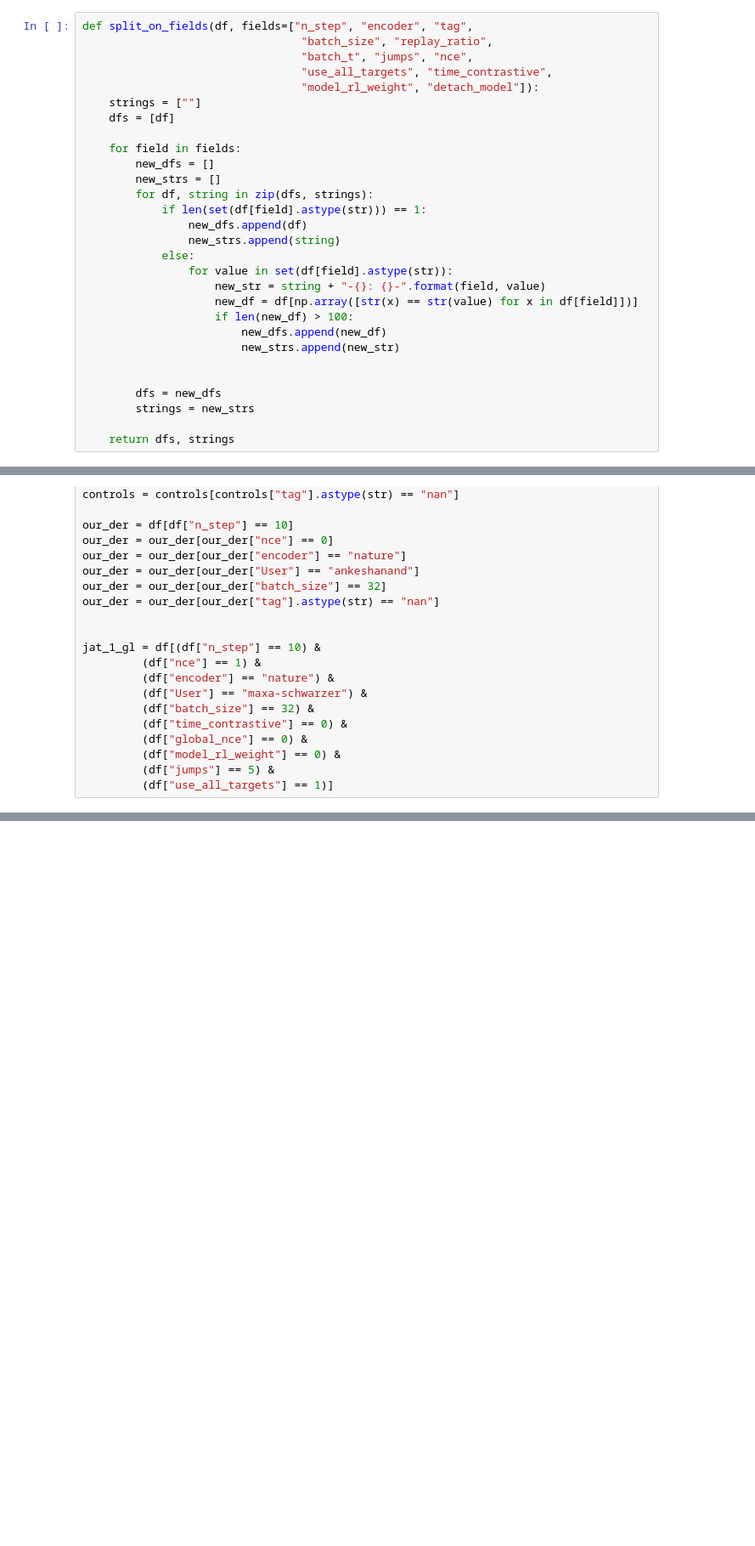
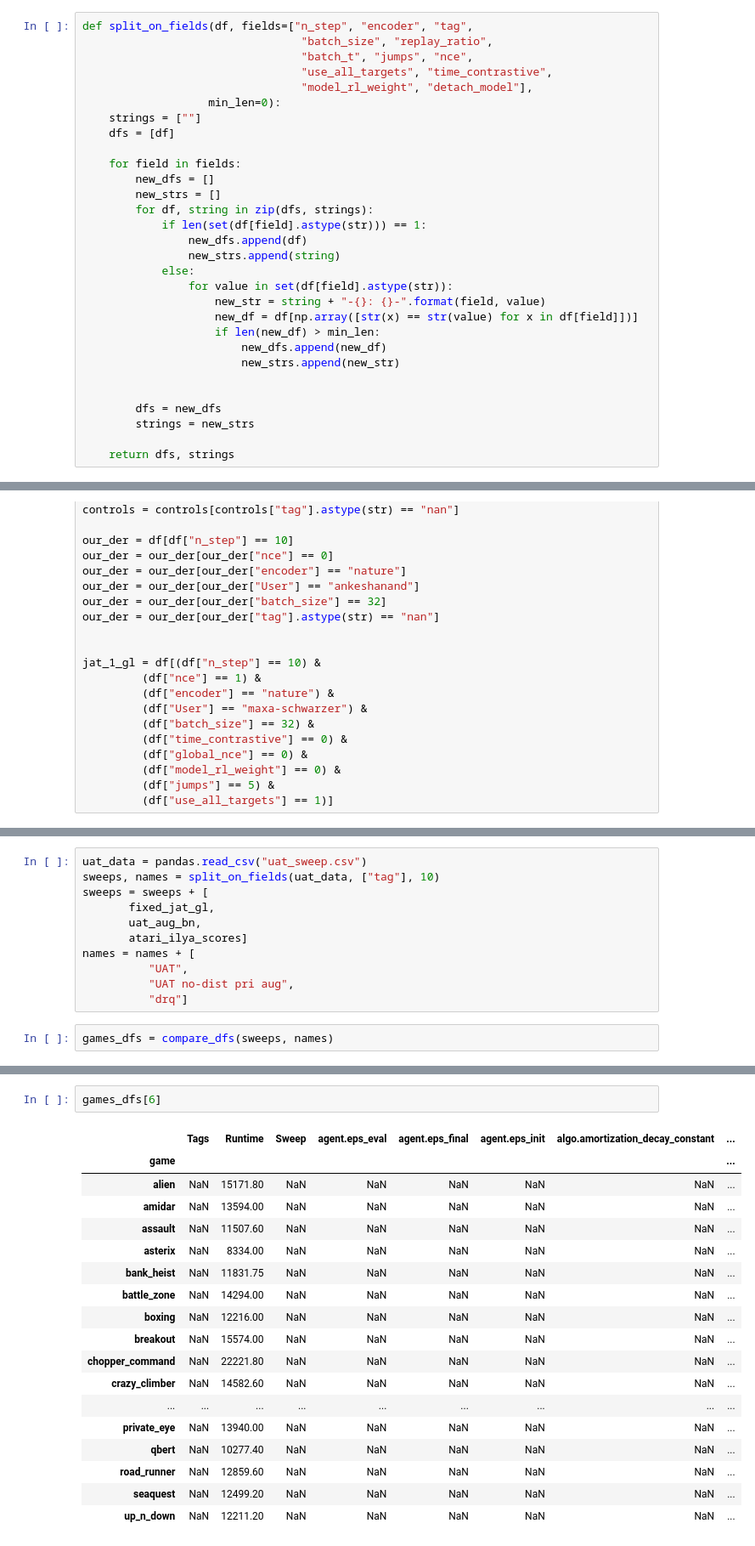
Before and after one commit to mila-iqia/spr, a Jupyter notebook: 100k_comparison.ipynb, the cells around one changed output, grey strips where cells are left out. Shown at 85% size. Saved outputs shown, nothing was run; the diff lists cells and outputs as text; blank space fills up the shorter version.

```diff
--- a/100k_comparison.ipynb
+++ b/100k_comparison.ipynb
@@ -189,7 +189,8 @@ def split_on_fields(df, fields=["n_step", "encoder", "tag",
                                  "batch_size", "replay_ratio",
                                  "batch_t", "jumps", "nce",
                                  "use_all_targets", "time_contrastive",
-                                 "model_rl_weight", "detach_model"]):
+                                 "model_rl_weight", "detach_model"],
+                   min_len=0):
     strings = [""]
     dfs = [df]
 
@@ -204,7 +205,7 @@ def split_on_fields(df, fields=["n_step", "encoder", "tag",
                 for value in set(df[field].astype(str)):
                     new_str = string + "-{}: {}-".format(field, value)
                     new_df = df[np.array([str(x) == str(value) for x in df[field]])]
-                    if len(new_df) > 100:
+                    if len(new_df) > min_len:
                         new_dfs.append(new_df)
                         new_strs.append(new_str)
 
@@ -411,0 +521,13 @@ Name: GameScoreAverage, dtype: float64
+# %%
+uat_data = pandas.read_csv("uat_sweep.csv")
+sweeps, names = split_on_fields(uat_data, ["tag"], 10)
+sweeps = sweeps + [
+       fixed_jat_gl,
+       uat_aug_bn,
+       atari_ilya_scores]
+names = names + [
+          "UAT",
+          "UAT no-dist pri aug",
+          "drq"]
+# %%
+games_dfs = compare_dfs(sweeps, names)
@@ -411,0 +576,21 @@ Name: GameScoreAverage, dtype: float64
+# %%
+games_dfs[6]
+# %% [output]
+|  | Tags | Runtime | Sweep | agent.eps_eval | agent.eps_final | agent.eps_init | algo.amortization_decay_constant | ... |
+| game |  |  |  |  |  |  |  | ... |
+| alien | NaN | 15171.80 | NaN | NaN | NaN | NaN | NaN | ... |
+| amidar | NaN | 13594.00 | NaN | NaN | NaN | NaN | NaN | ... |
+| assault | NaN | 11507.60 | NaN | NaN | NaN | NaN | NaN | ... |
+| asterix | NaN | 8334.00 | NaN | NaN | NaN | NaN | NaN | ... |
+| bank_heist | NaN | 11831.75 | NaN | NaN | NaN | NaN | NaN | ... |
+| battle_zone | NaN | 14294.00 | NaN | NaN | NaN | NaN | NaN | ... |
+| boxing | NaN | 12216.00 | NaN | NaN | NaN | NaN | NaN | ... |
+| breakout | NaN | 15574.00 | NaN | NaN | NaN | NaN | NaN | ... |
+| chopper_command | NaN | 22221.80 | NaN | NaN | NaN | NaN | NaN | ... |
+| crazy_climber | NaN | 14582.60 | NaN | NaN | NaN | NaN | NaN | ... |
+| ... | ... | ... | ... | ... | ... | ... | ... | ... |
+| private_eye | NaN | 13940.00 | NaN | NaN | NaN | NaN | NaN | ... |
+| qbert | NaN | 10277.40 | NaN | NaN | NaN | NaN | NaN | ... |
+| road_runner | NaN | 12859.60 | NaN | NaN | NaN | NaN | NaN | ... |
+| seaquest | NaN | 12499.20 | NaN | NaN | NaN | NaN | NaN | ... |
+| up_n_down | NaN | 12211.20 | NaN | NaN | NaN | NaN | NaN | ... |
```
Also changed, not shown: parts of 20 cells of this notebook, 4 other files.
